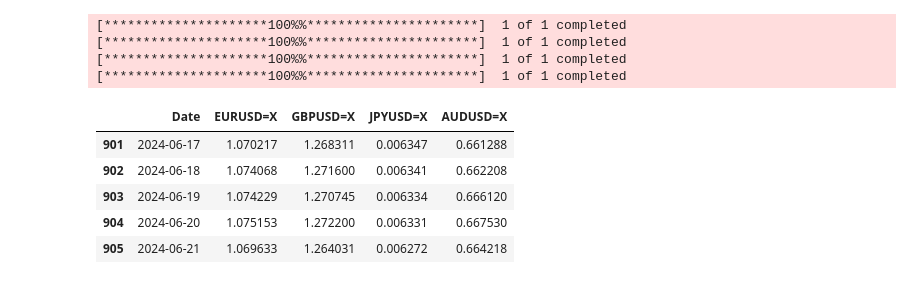
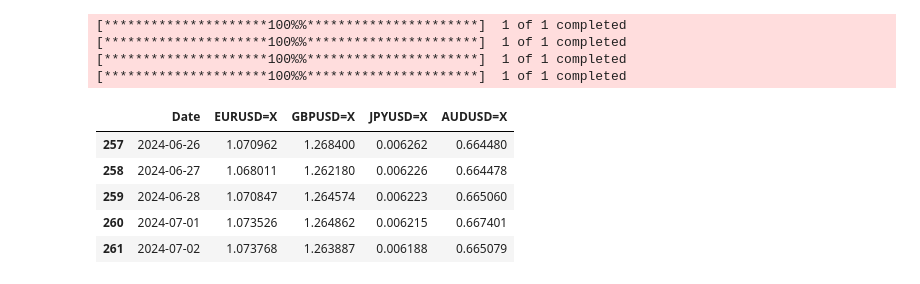
Before and after one commit to mburley127/FXHedging, a Jupyter notebook: FX_CorrelatedHedge/CorrelatedHedge.ipynb, the cells around one changed output. Saved outputs shown, nothing was run; the diff lists cells and outputs as text; code cells hidden in the pictures.

```diff
--- a/FX_CorrelatedHedge/CorrelatedHedge.ipynb
+++ b/FX_CorrelatedHedge/CorrelatedHedge.ipynb
@@ -4,26 +4,26 @@ from CorrFunctions import import_fx_data, plot_forex, corr_matrix, stacked_corre
 # %%
 ### Load in FX Rate Data
 all_forex_pairs = [
     'EURUSD=X', 'GBPUSD=X', 'USDJPY=X', 'USDCHF=X', 'AUDUSD=X', 'NZDUSD=X',
     'USDCAD=X', 'EURGBP=X', 'EURJPY=X', 'EURCHF=X', 'EURAUD=X', 'EURNZD=X',
     'EURCAD=X', 'GBPAUD=X', 'GBPJPY=X', 'GBPCHF=X', 'AUDJPY=X', 'AUDCHF=X',
     'AUDNZD=X', 'NZDJPY=X', 'NZDCHF=X', 'CADJPY=X', 'CADCHF=X', 'CHFJPY=X'
 ]
 forex_pairs = ['EURUSD=X', 'GBPUSD=X', 'JPYUSD=X', 'AUDUSD=X']
-start_date = '2021-01-01'
+start_date = '2023-07-01'
 forex_data = import_fx_data(forex_pairs, start_date)
 forex_data.tail()
 # %% [output]
 [*********************100%%**********************]  1 of 1 completed
 [*********************100%%**********************]  1 of 1 completed
 [*********************100%%**********************]  1 of 1 completed
 [*********************100%%**********************]  1 of 1 completed
 |  | Date | EURUSD=X | GBPUSD=X | JPYUSD=X | AUDUSD=X |
-| 901 | 2024-06-17 | 1.070217 | 1.268311 | 0.006347 | 0.661288 |
-| 902 | 2024-06-18 | 1.074068 | 1.271600 | 0.006341 | 0.662208 |
-| 903 | 2024-06-19 | 1.074229 | 1.270745 | 0.006334 | 0.666120 |
-| 904 | 2024-06-20 | 1.075153 | 1.272200 | 0.006331 | 0.667530 |
-| 905 | 2024-06-21 | 1.069633 | 1.264031 | 0.006272 | 0.664218 |
+| 257 | 2024-06-26 | 1.070962 | 1.268400 | 0.006262 | 0.664480 |
+| 258 | 2024-06-27 | 1.068011 | 1.262180 | 0.006226 | 0.664478 |
+| 259 | 2024-06-28 | 1.070847 | 1.264574 | 0.006223 | 0.665060 |
+| 260 | 2024-07-01 | 1.073526 | 1.264862 | 0.006215 | 0.667401 |
+| 261 | 2024-07-02 | 1.073768 | 1.263887 | 0.006188 | 0.665079 |
 # %%
 ### Plot FX Rate Data
 plot_forex(forex_data, forex_pairs)
```
Also changed, not shown: parts of 9 cells of this notebook, 5 other files.
